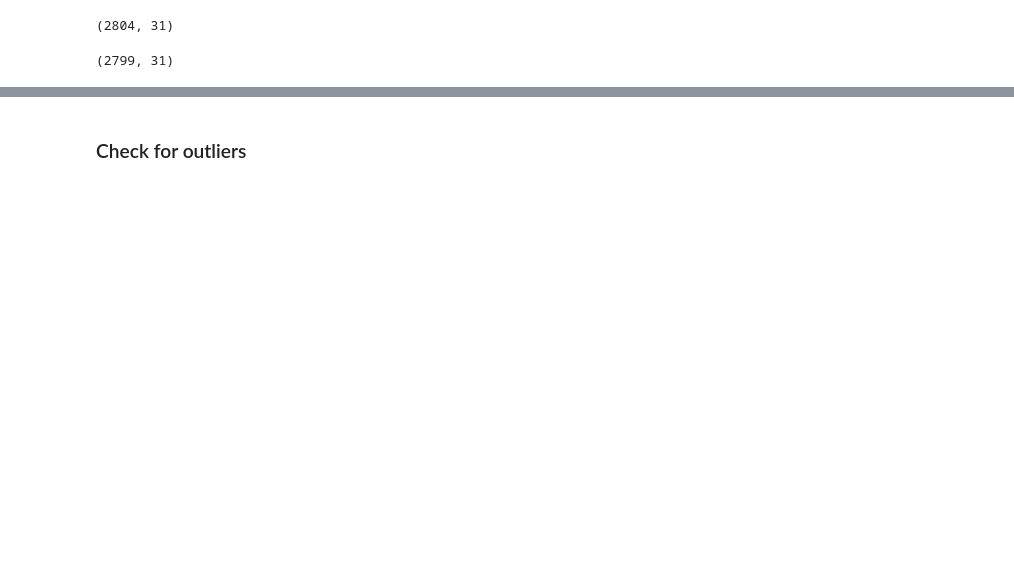
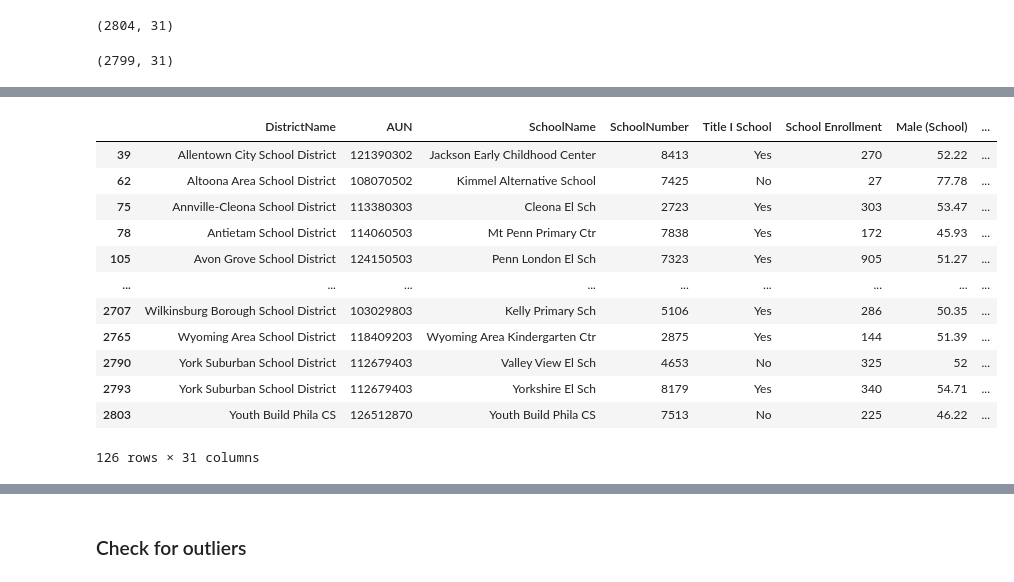
Before and after one commit to cchung106/Capstone-Three, a Jupyter notebook: Notebooks/01_data_wrangling.ipynb, the cells around one changed output, grey strips where cells are left out. Drawn from its saved outputs; the diff is of its cells as text; code cells hidden in the pictures; blank space fills up the shorter version.

```diff
--- a/Notebooks/01_data_wrangling.ipynb
+++ b/Notebooks/01_data_wrangling.ipynb
@@ -793,0 +651,17 @@ df.isnull().sum()
+# %%
+#find rows where 'Percent Proficient or Advanced Mathematics/Algebra 1 (All Student)' is non-numeric
+df[pd.to_numeric(df['Percent Proficient or Advanced Mathematics/Algebra 1 (All Student)'], errors='coerce').isnull()]
+# %% [output]
+|  | DistrictName | AUN | SchoolName | SchoolNumber | Title I School | School Enrollment | Male (School) | ... |
+| 39 | Allentown City School District | 121390302 | Jackson Early Childhood Center | 8413 | Yes | 270 | 52.22 | ... |
+| 62 | Altoona Area School District | 108070502 | Kimmel Alternative School | 7425 | No | 27 | 77.78 | ... |
+| 75 | Annville-Cleona School District | 113380303 | Cleona El Sch | 2723 | Yes | 303 | 53.47 | ... |
+| 78 | Antietam School District | 114060503 | Mt Penn Primary Ctr | 7838 | Yes | 172 | 45.93 | ... |
+| 105 | Avon Grove School District | 124150503 | Penn London El Sch | 7323 | Yes | 905 | 51.27 | ... |
+| ... | ... | ... | ... | ... | ... | ... | ... | ... |
+| 2707 | Wilkinsburg Borough School District | 103029803 | Kelly Primary Sch | 5106 | Yes | 286 | 50.35 | ... |
+| 2765 | Wyoming Area School District | 118409203 | Wyoming Area Kindergarten Ctr | 2875 | Yes | 144 | 51.39 | ... |
+| 2790 | York Suburban School District | 112679403 | Valley View El Sch | 4653 | No | 325 | 52 | ... |
+| 2793 | York Suburban School District | 112679403 | Yorkshire El Sch | 8179 | Yes | 340 | 54.71 | ... |
+| 2803 | Youth Build Phila CS | 126512870 | Youth Build Phila CS | 7513 | No | 225 | 46.22 | ... |
+126 rows × 31 columns
```
Also changed, not shown: parts of 62 cells of this notebook.
